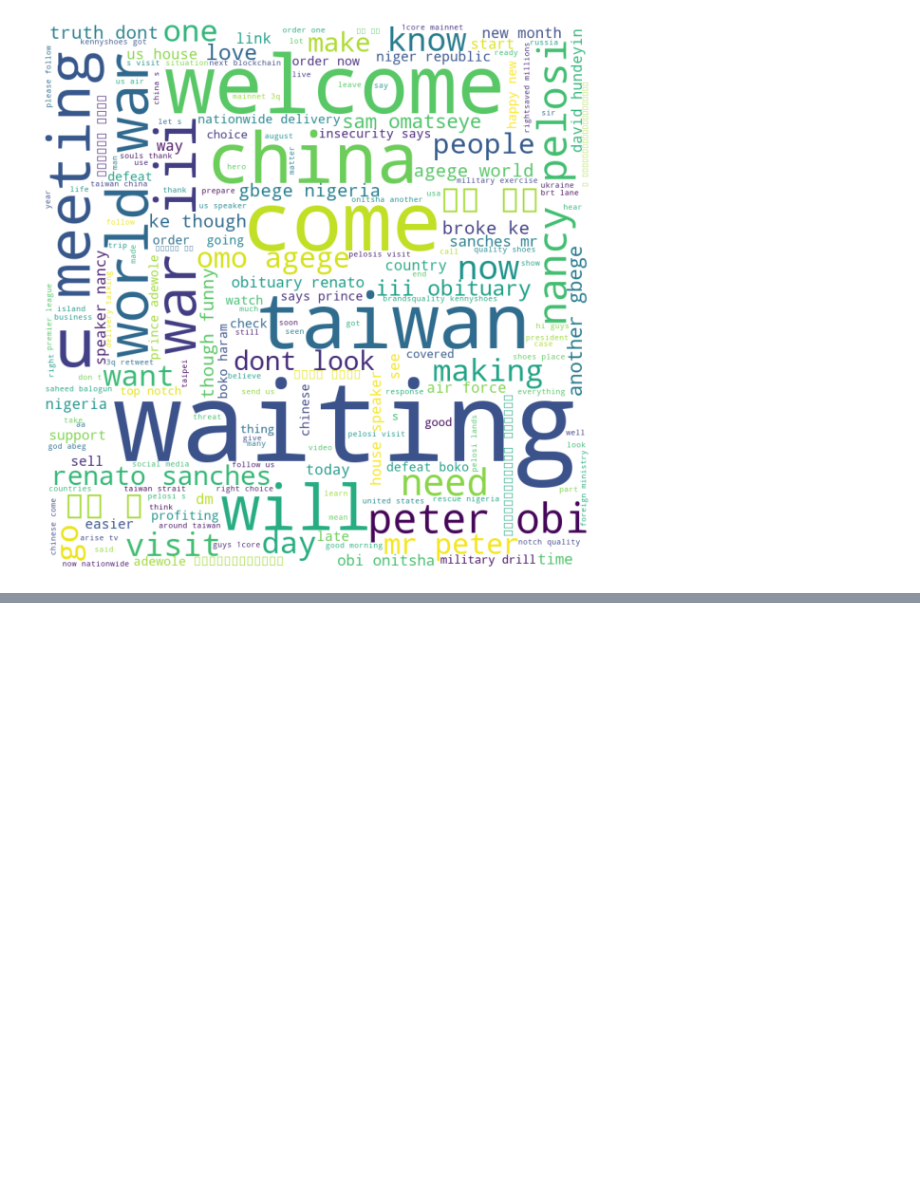
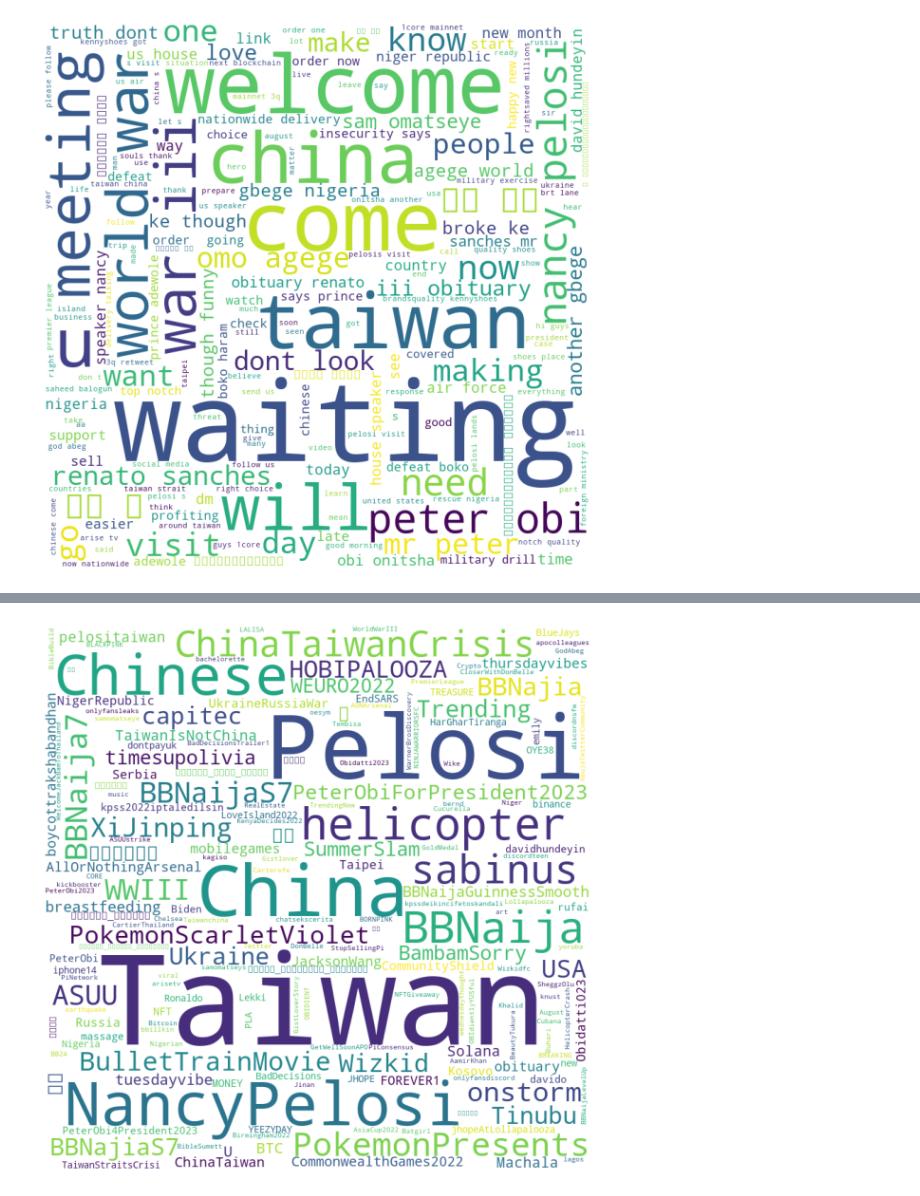
Before and after one commit to Nathnael12/Twitter-Data-Analysis, a Jupyter notebook: notebooks/data_exploration.ipynb, the cells around one changed output, grey strips where cells are left out. Cells and saved outputs as stored; diff of their text form; code cells hidden in the pictures; blank space fills up the shorter version.

```diff
--- a/notebooks/data_exploration.ipynb
+++ b/notebooks/data_exploration.ipynb
@@ -293,0 +330,16 @@ plt.show()
+# %%
+hashWords=(" ").join(list(flattened_hashtags_df["hashtag"]))
+hashWordcloud = WordCloud(width = 800, height = 800,
+                background_color ='white',
+                min_font_size = 10,
+                collocations=False).generate(hashWords)
+
+# plot the WordCloud image
+plt.figure(figsize = (8, 8), facecolor = None)
+plt.imshow(hashWordcloud)
+plt.axis("off")
+plt.tight_layout(pad = 0)
+
+plt.show()
+# %% [output]
+[figure, added]
```
Also changed, not shown: parts of 5 cells of this notebook.
